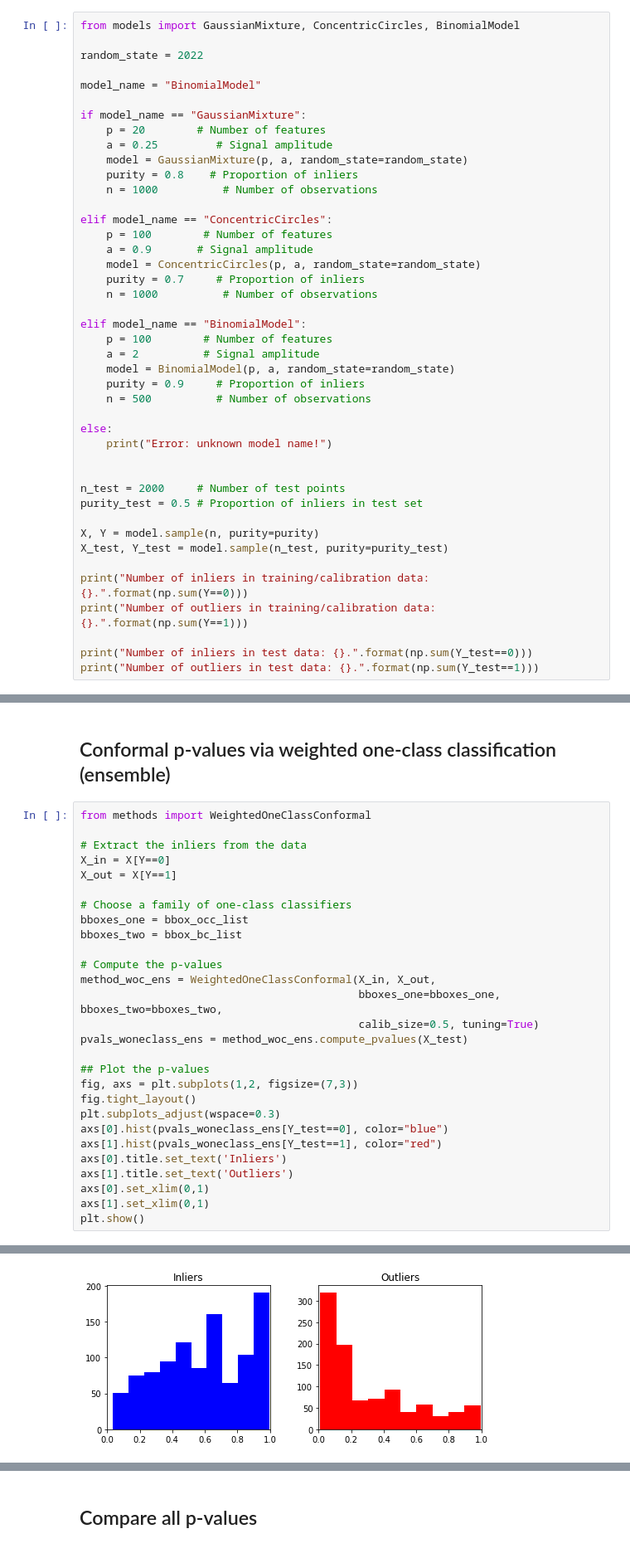
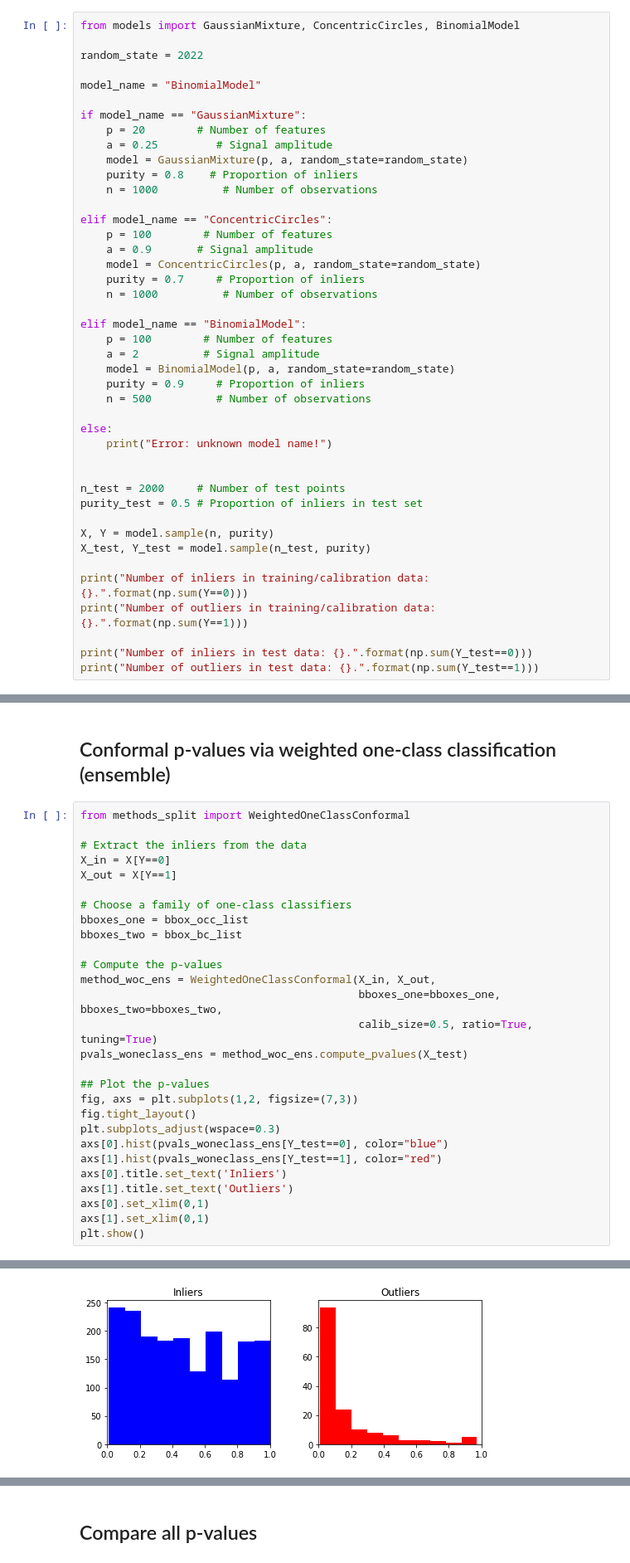
Before and after one commit to ZiyiLiang/weighted_conformal_pvalues, a Jupyter notebook: examples/example-1.ipynb, the cells around one changed output, grey strips where cells are left out. Shown at 83% size. Drawn from its saved outputs; the diff is of its cells as text.

```diff
--- a/examples/example-1.ipynb
+++ b/examples/example-1.ipynb
@@ -70,8 +69,8 @@ else:
 n_test = 2000     # Number of test points
 purity_test = 0.5 # Proportion of inliers in test set
 
-X, Y = model.sample(n, purity=purity)
-X_test, Y_test = model.sample(n_test, purity=purity_test)
+X, Y = model.sample(n, purity)
+X_test, Y_test = model.sample(n_test, purity)
 
 print("Number of inliers in training/calibration data: {}.".format(np.sum(Y==0)))
 print("Number of outliers in training/calibration data: {}.".format(np.sum(Y==1)))
@@ -237,7 +236,7 @@ Fitting a one-class classification model on 29 data points... done.
 # %% [markdown]
 ## Conformal p-values via weighted one-class classification (ensemble)
 # %%
-from methods import WeightedOneClassConformal
+from methods_split import WeightedOneClassConformal
 
 # Extract the inliers from the data
 X_in = X[Y==0]
@@ -250,32 +249,32 @@ bboxes_two = bbox_bc_list
 # Compute the p-values
 method_woc_ens = WeightedOneClassConformal(X_in, X_out,
                                            bboxes_one=bboxes_one, bboxes_two=bboxes_two,
-                                           calib_size=0.5, tuning=True)
+                                           calib_size=0.5, ratio=True, tuning=True)
 pvals_woneclass_ens = method_woc_ens.compute_pvalues(X_test)
 
 ## Plot the p-values
 fig, axs = plt.subplots(1,2, figsize=(7,3))
 fig.tight_layout()
 plt.subplots_adjust(wspace=0.3)
 axs[0].hist(pvals_woneclass_ens[Y_test==0], color="blue")
 axs[1].hist(pvals_woneclass_ens[Y_test==1], color="red")
 axs[0].title.set_text('Inliers')
 axs[1].title.set_text('Outliers')
 axs[0].set_xlim(0,1)
 axs[1].set_xlim(0,1)
 plt.show()
 # %% [output]
 Fitting a one-class classification model on 220 data points... done.
 Fitting a one-class classification model on 29 data points... done.
 Fitting a one-class classification model on 220 data points... done.
 Fitting a one-class classification model on 29 data points... done.
 Fitting a one-class classification model on 220 data points... done.
 Fitting a one-class classification model on 29 data points... done.
 Fitting a two-class classification model on 249 data points... done.
 Fitting a two-class classification model on 249 data points... done.
 Fitting a two-class classification model on 249 data points... done.
 Fitting a two-class classification model on 249 data points... done.
 Fitting a two-class classification model on 249 data points... done.
 Fitting a two-class classification model on 249 data points...
 done.
-[figure, old version]
+[figure, new version]
```
Also changed, not shown: parts of 9 cells of this notebook, 7 other files.
